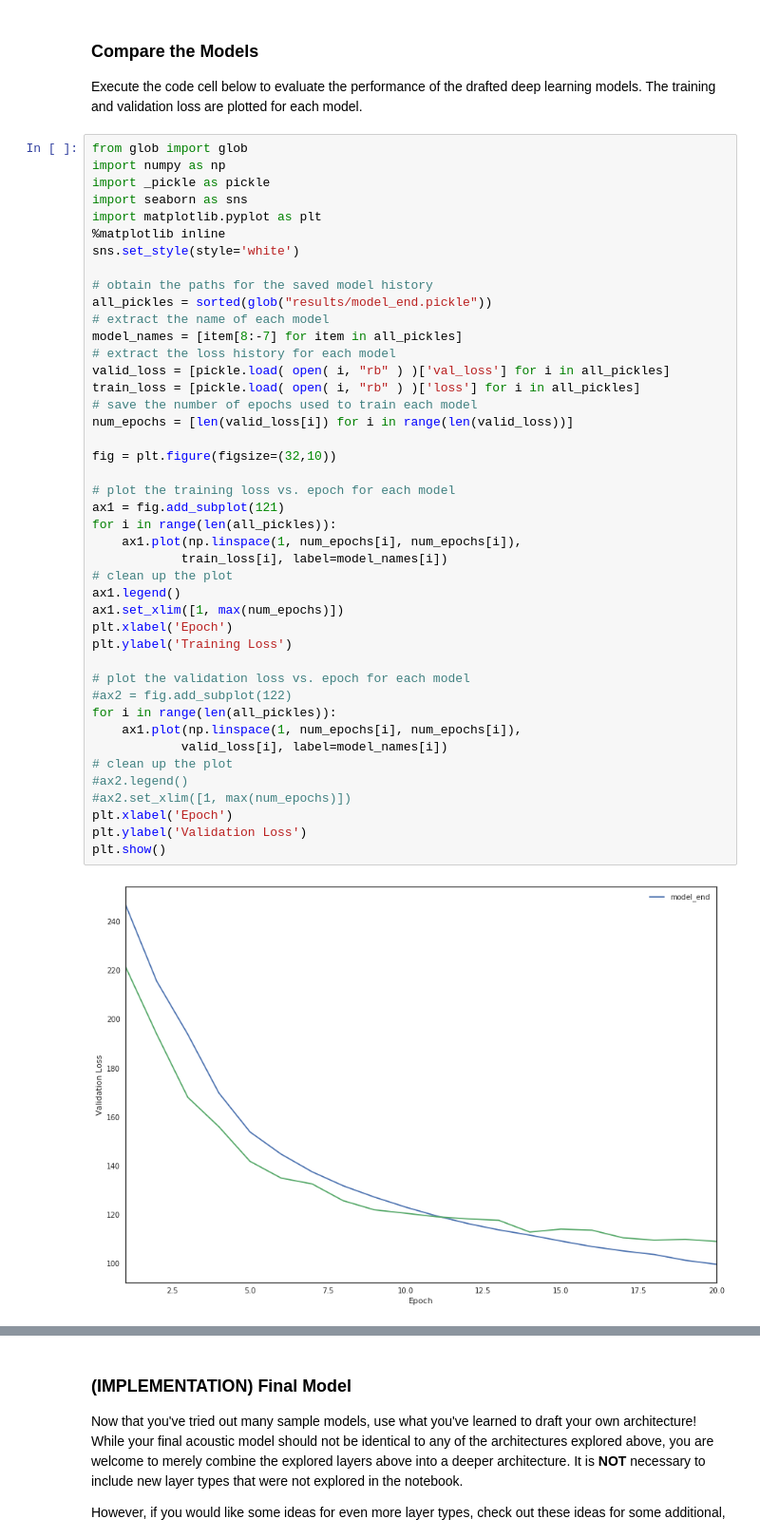
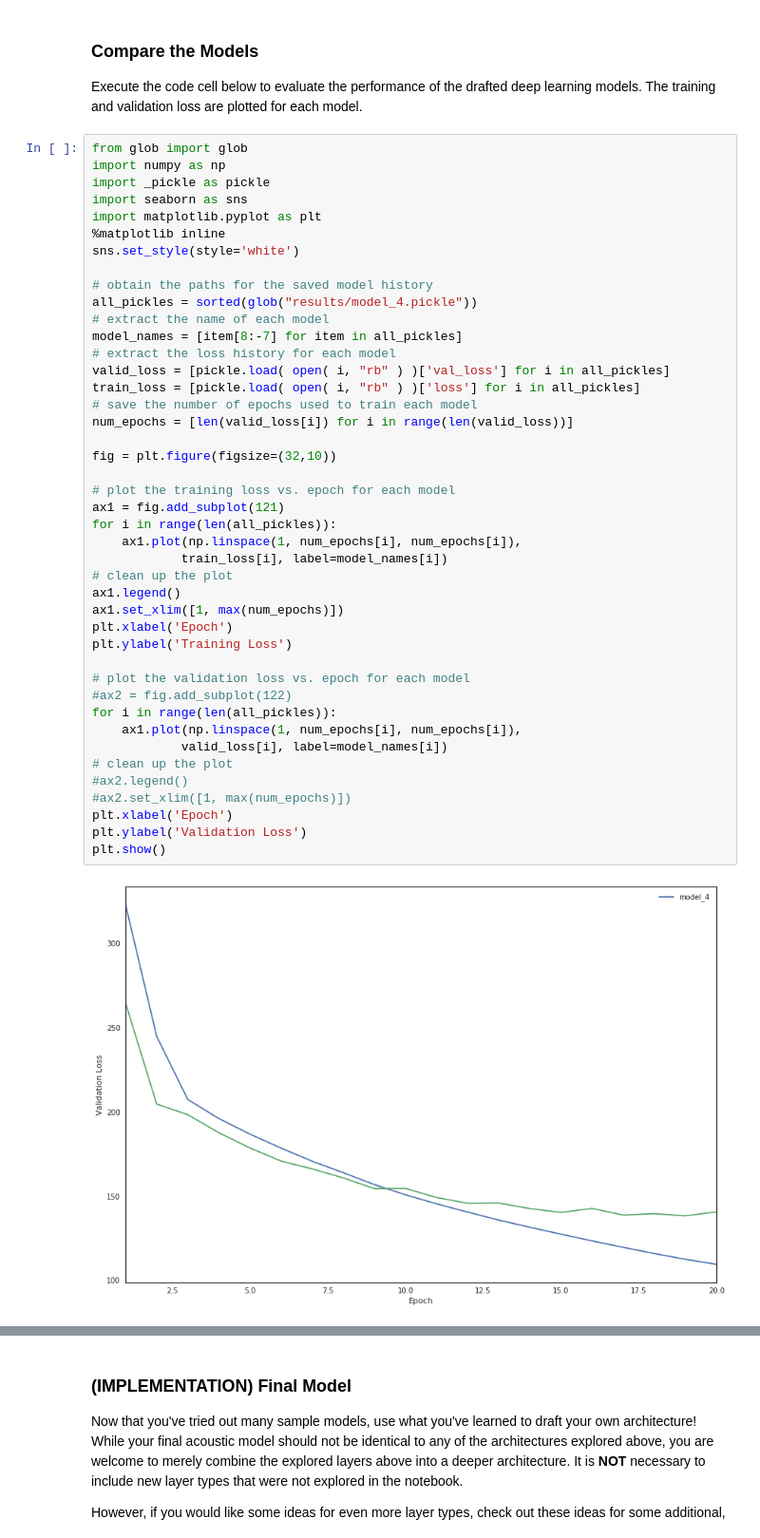
Before and after one commit to ttauruss/aind-vui-capstone, a Jupyter notebook: vui_notebook.ipynb, the cells around one changed output, grey strips where cells are left out. Shown at 95% size. Saved outputs shown, nothing was run; the diff lists cells and outputs as text.

```diff
--- a/vui_notebook.ipynb
+++ b/vui_notebook.ipynb
@@ -463,38 +463,38 @@ import matplotlib.pyplot as plt
 sns.set_style(style='white')
 
 # obtain the paths for the saved model history
-all_pickles = sorted(glob("results/model_end.pickle"))
+all_pickles = sorted(glob("results/model_4.pickle"))
 # extract the name of each model
 model_names = [item[8:-7] for item in all_pickles]
 # extract the loss history for each model
 valid_loss = [pickle.load( open( i, "rb" ) )['val_loss'] for i in all_pickles]
 train_loss = [pickle.load( open( i, "rb" ) )['loss'] for i in all_pickles]
 # save the number of epochs used to train each model
 num_epochs = [len(valid_loss[i]) for i in range(len(valid_loss))]
 
 fig = plt.figure(figsize=(32,10))
 
 # plot the training loss vs. epoch for each model
 ax1 = fig.add_subplot(121)
 for i in range(len(all_pickles)):
     ax1.plot(np.linspace(1, num_epochs[i], num_epochs[i]),
             train_loss[i], label=model_names[i])
 # clean up the plot
 ax1.legend()
 ax1.set_xlim([1, max(num_epochs)])
 plt.xlabel('Epoch')
 plt.ylabel('Training Loss')
 
 # plot the validation loss vs. epoch for each model
 #ax2 = fig.add_subplot(122)
 for i in range(len(all_pickles)):
     ax1.plot(np.linspace(1, num_epochs[i], num_epochs[i]),
             valid_loss[i], label=model_names[i])
 # clean up the plot
 #ax2.legend()
 #ax2.set_xlim([1, max(num_epochs)])
 plt.xlabel('Epoch')
 plt.ylabel('Validation Loss')
 plt.show()
 # %% [output]
-[figure, old version]
+[figure, new version]
```
Also changed, not shown: parts of 8 cells of this notebook, 5 other files.
